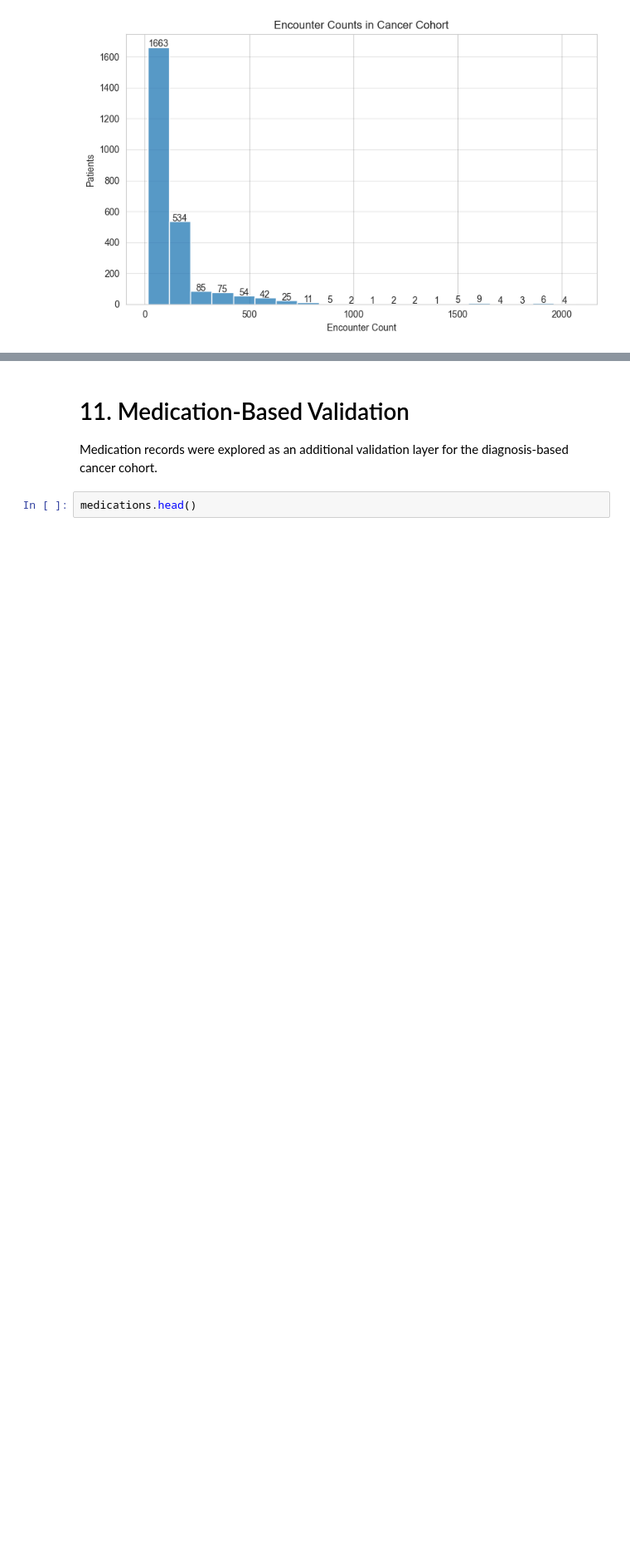
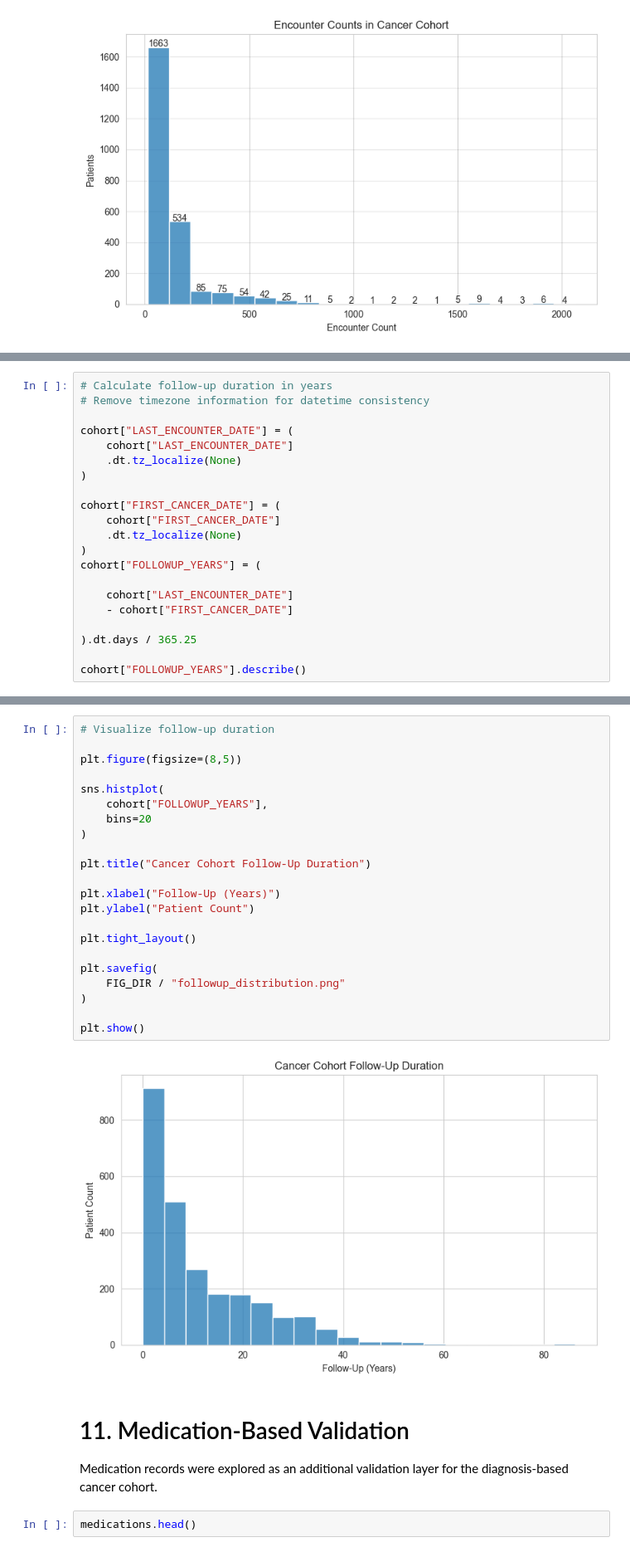
Before and after one commit to yifeikang/ehr-cancer-cohort-analysis, a Jupyter notebook: notebooks/cancer_cohort_notebook.ipynb, the cells around one changed output, grey strips where cells are left out. Shown at 83% size. Cells and saved outputs as stored; diff of their text form; blank space fills up the shorter version.

Commit message:
added duration analysis

```diff
--- a/notebooks/cancer_cohort_notebook.ipynb
+++ b/notebooks/cancer_cohort_notebook.ipynb
@@ -917,0 +950,21 @@ plt.show()
+# %%
+# Calculate follow-up duration in years
+# Remove timezone information for datetime consistency
+
+cohort["LAST_ENCOUNTER_DATE"] = (
+    cohort["LAST_ENCOUNTER_DATE"]
+    .dt.tz_localize(None)
+)
+
+cohort["FIRST_CANCER_DATE"] = (
+    cohort["FIRST_CANCER_DATE"]
+    .dt.tz_localize(None)
+)
+cohort["FOLLOWUP_YEARS"] = (
+
+    cohort["LAST_ENCOUNTER_DATE"]
+    - cohort["FIRST_CANCER_DATE"]
+
+).dt.days / 365.25
+
+cohort["FOLLOWUP_YEARS"].describe()
@@ -918,3 +981,27 @@ plt.show()
+# %%
+# Visualize follow-up duration
+
+plt.figure(figsize=(8,5))
+
+sns.histplot(
+    cohort["FOLLOWUP_YEARS"],
+    bins=20
+)
+
+plt.title("Cancer Cohort Follow-Up Duration")
+
+plt.xlabel("Follow-Up (Years)")
+plt.ylabel("Patient Count")
+
+plt.tight_layout()
+
+plt.savefig(
+    FIG_DIR / "followup_distribution.png"
+)
+
+plt.show()
+# %% [output]
+[figure, added]
 # %% [markdown]
 # 11. Medication-Based Validation
 
```
Also changed, not shown: parts of 4 cells of this notebook, 1 other file.
